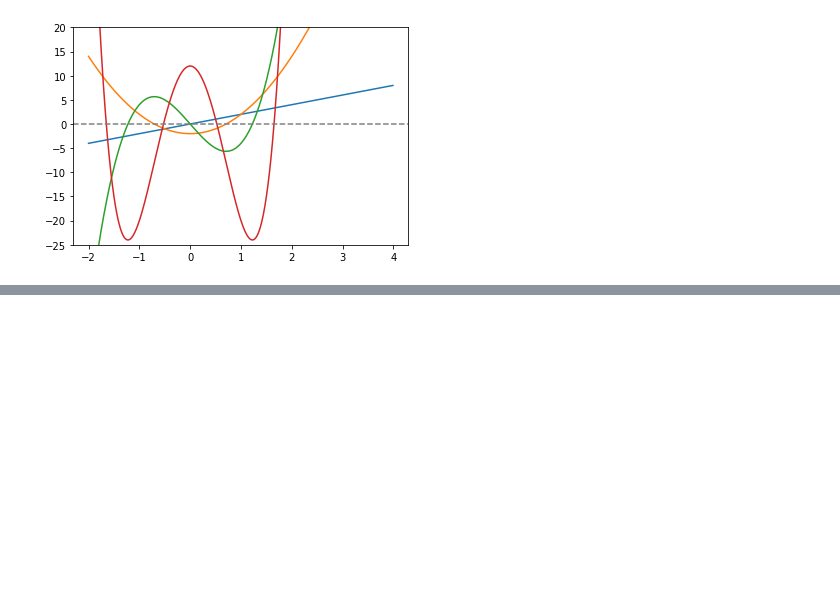
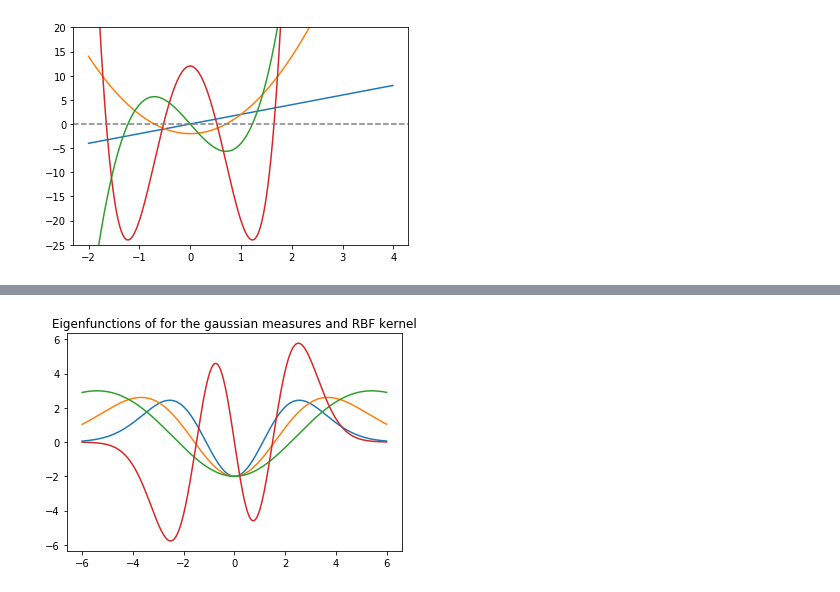
Before and after one commit to notblank/Gaussian-Processes, a Jupyter notebook: Spectral densities and kernels.ipynb, the cells around one changed output, grey strips where cells are left out. Drawn from its saved outputs; the diff is of its cells as text; code cells hidden in the pictures; blank space fills up the shorter version.

```diff
--- a/Spectral densities and kernels.ipynb
+++ b/Spectral densities and kernels.ipynb
@@ -40,0 +62,33 @@ plt.show()
+# %%
+def eFunRFB(x, k, s, l):
+    v = s**2
+    l2 = l**2
+
+    a = 1/(4*v)
+    b = 1/(2*l2)
+    c = np.sqrt(a**2 + 2*a*b)
+
+    e = np.exp(-(c - a) * (x**2))
+    h = hPoly(np.sqrt(2*c)*x, k)
+
+    return(e * h)
+# %%
+x = np.arange(-6, 6, 0.01)
+npts = x.shape[0]
+
+l = 0.3
+s = 5
+
+y0 = eFunRFB(x, 0, s, l)
+y1 = eFunRFB(x, 1, s, l)
+y2 = eFunRFB(x, 2, s, l)
+y3 = eFunRFB(x, 3, s, l)
+# %%
+plt.plot(x, y0)
+plt.plot(x, y1)
+plt.plot(x, y2)
+plt.plot(x, y3)
+plt.title('Eigenfunctions of for the gaussian measures and RBF kernel')
+plt.show()
+# %% [output]
+[figure, added]
```
Also changed, not shown: parts of 8 cells of this notebook.
